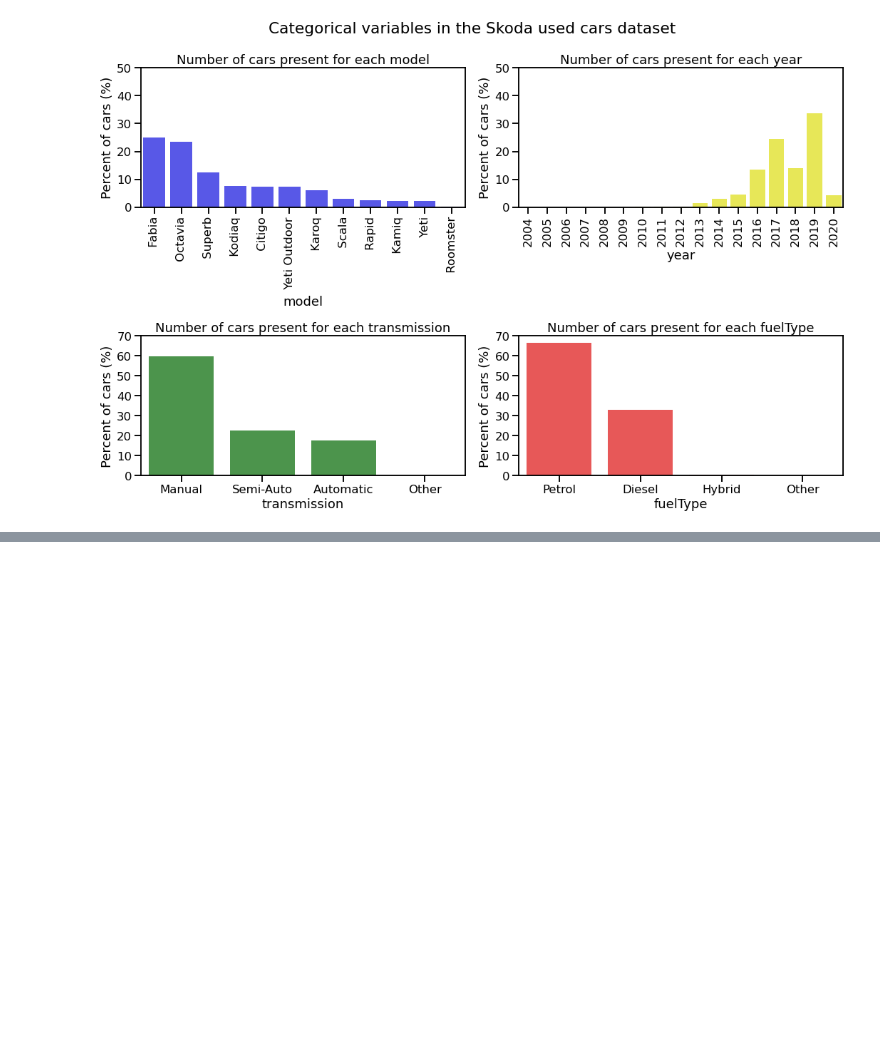
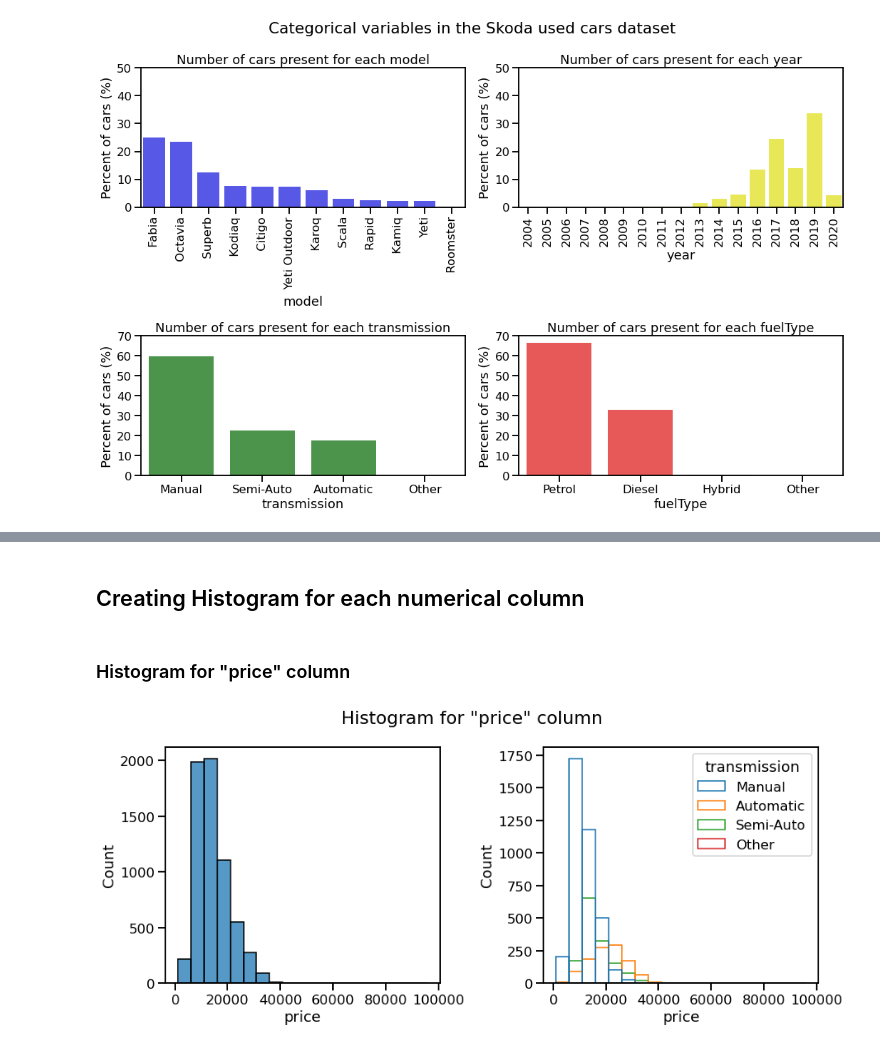
Before and after one commit to fawziah-1806/skoda_used_car-_analysis, a Jupyter notebook: skoda_used_car_EDA.ipynb, the cells around one changed output, grey strips where cells are left out. Saved outputs shown, nothing was run; the diff lists cells and outputs as text; code cells hidden in the pictures; blank space fills up the shorter version.

```diff
--- a/skoda_used_car_EDA.ipynb
+++ b/skoda_used_car_EDA.ipynb
@@ -145,0 +238,19 @@ plt.show()
+# %% [markdown]
+## Creating Histogram for each numerical column
+# %% [markdown]
+### Histogram for "price" column
+# %%
+plt.figure(figsize=(13,10))
+
+plt.subplot(2,2,1)
+sns.histplot(data=df, x='price', binwidth= 5000)
+
+# Adding "transmission" column as hue
+plt.subplot(2,2,2)
+sns.histplot(data=df, x='price', binwidth= 5000, hue= "transmission",fill=False)
+
+plt.suptitle('Histogram for "price" column')
+plt.tight_layout()
+plt.show()
+# %% [output]
+[figure, added]
```
Also changed, not shown: parts of 39 cells of this notebook.
